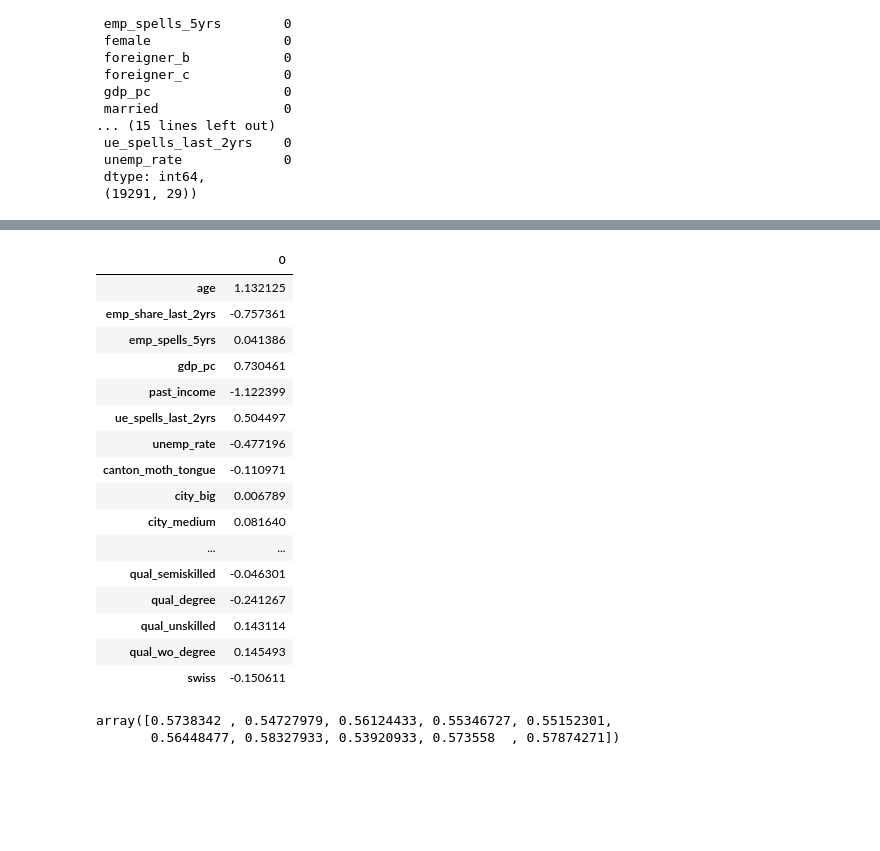
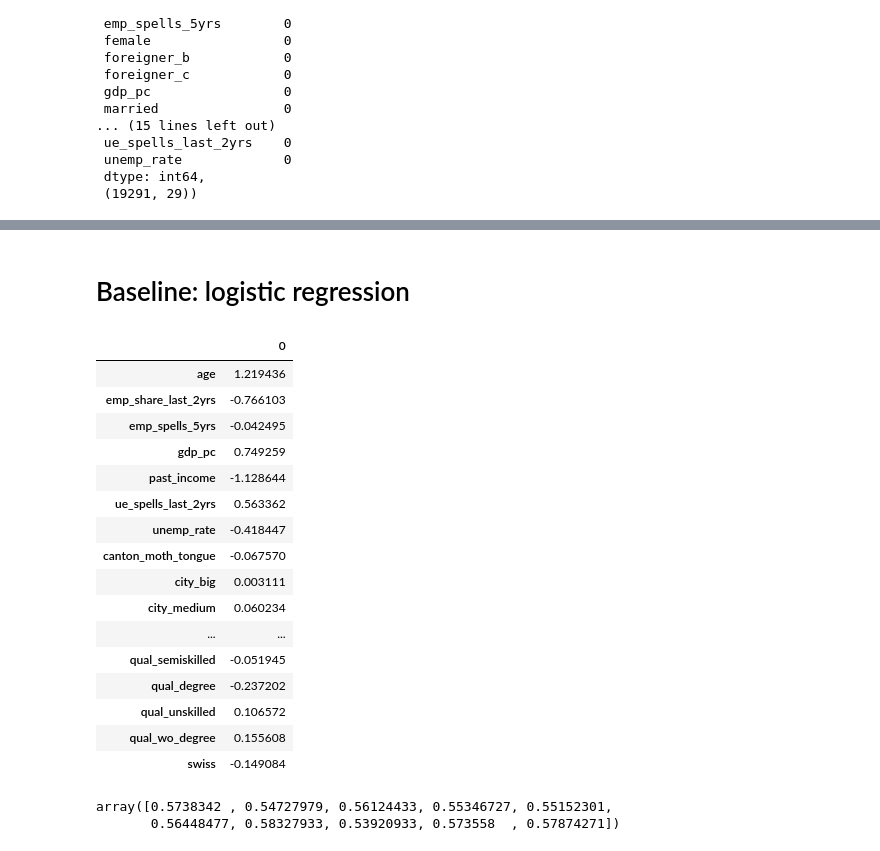
Before and after one commit to sezezulka/2023-01-ALMP-LTU, a Jupyter notebook: src/03-risk-scores.ipynb, the cells around one changed output, grey strips where cells are left out. Drawn from its saved outputs; the diff is of its cells as text; code cells hidden in the pictures; blank space fills up the shorter version.

```diff
--- a/src/03-risk-scores.ipynb
+++ b/src/03-risk-scores.ipynb
@@ -99,7 +102,7 @@ plt.show()
 y = df['y_exit12']
 X = df[risk_var_list]
 
-X_train,X_test,y_train,y_test = train_test_split(X, y, test_size=0.2, random_state=42)
+X_train,X_test,y_train,y_test = train_test_split(X, y, test_size=0.3, random_state=42)
 # %%
 print(X_train.shape)
 print(X_test.shape)
@@ -147,31 +182,33 @@ plt.show()
+# %% [markdown]
+# Baseline: logistic regression
 # %%
 # Create a logistic regression model
 logreg = LogisticRegression()
-model = logreg.fit(df_X_train, y_train)
+logreg = logreg.fit(df_X_train, y_train)
 
-y_pred = model.predict(df_X_test)
-y_proba = model.predict_proba(df_X_test)
-y_score = y_proba[:,1]
+y_pred_logreg = logreg.predict(df_X_test)
+y_proba_logreg = logreg.predict_proba(df_X_test)
+y_score_logreg = y_proba_logreg[:,1]
 # %%
-pd.DataFrame(model.coef_, columns=df_X_train.columns).T
+pd.DataFrame(logreg.coef_, columns=df_X_train.columns).T
 # %% [output]
 |  | 0 |
-| age | 1.132125 |
-| emp_share_last_2yrs | -0.757361 |
-| emp_spells_5yrs | 0.041386 |
-| gdp_pc | 0.730461 |
-| past_income | -1.122399 |
-| ue_spells_last_2yrs | 0.504497 |
-| unemp_rate | -0.477196 |
-| canton_moth_tongue | -0.110971 |
-| city_big | 0.006789 |
-| city_medium | 0.081640 |
+| age | 1.219436 |
+| emp_share_last_2yrs | -0.766103 |
+| emp_spells_5yrs | -0.042495 |
+| gdp_pc | 0.749259 |
+| past_income | -1.128644 |
+| ue_spells_last_2yrs | 0.563362 |
+| unemp_rate | -0.418447 |
+| canton_moth_tongue | -0.067570 |
+| city_big | 0.003111 |
+| city_medium | 0.060234 |
 | ... | ... |
-| qual_semiskilled | -0.046301 |
-| qual_degree | -0.241267 |
-| qual_unskilled | 0.143114 |
-| qual_wo_degree | 0.145493 |
-| swiss | -0.150611 |
+| qual_semiskilled | -0.051945 |
+| qual_degree | -0.237202 |
+| qual_unskilled | 0.106572 |
+| qual_wo_degree | 0.155608 |
+| swiss | -0.149084 |
 # %%
 # Decision Trees
 clf = tree.DecisionTreeClassifier(random_state=1)
```
Also changed, not shown: parts of 33 cells of this notebook, 1 other file.
